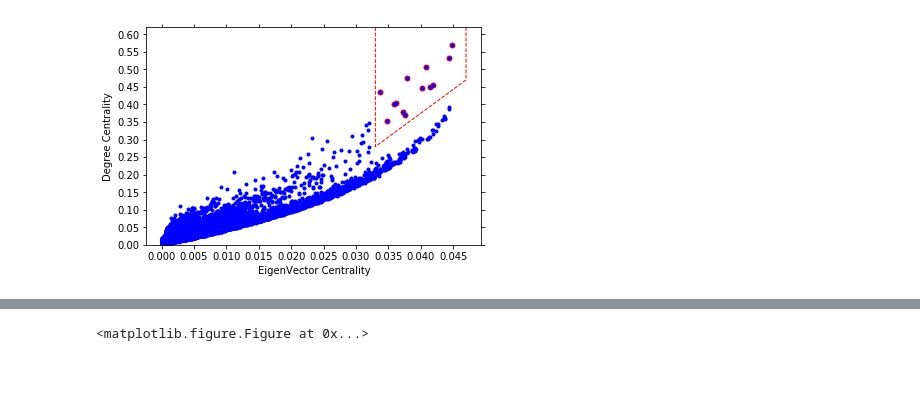
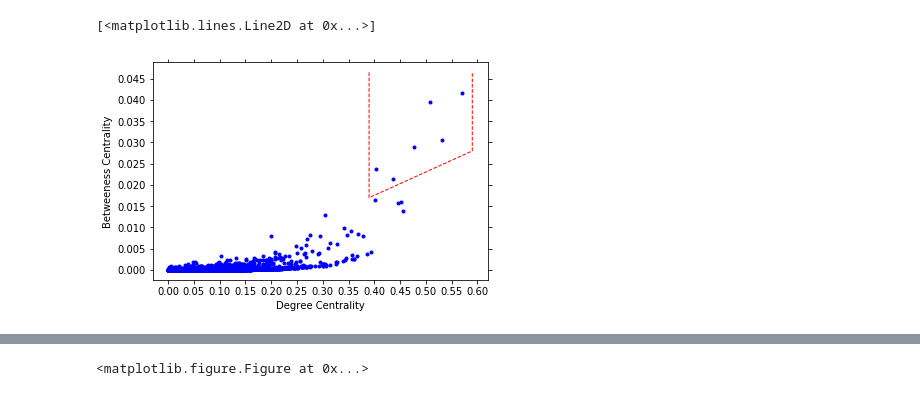
Before and after one commit to andreiarog/RC_project1, a Jupyter notebook: proj1_centrality.ipynb, the cells around one changed output, grey strips where cells are left out. Cells and saved outputs as stored; diff of their text form; code cells hidden in the pictures.

Commit message:
centrality qith betweenes

```diff
--- a/proj1_centrality.ipynb
+++ b/proj1_centrality.ipynb
@@ -32,42 +32,43 @@ ev_centrality = nx.eigenvector_centrality_numpy(G)
 #for k,v in sorted(ev_centrality.items(), key=lambda p:p[1], reverse=True):
     #print(k,v)
 
-#bn_centrality = nx.betweenness_centrality(G)
-
-x=list(ev_centrality.values())
-#x=list(bn_centrality.values())
-y=list(dg_centrality.values())
-#y=list(bn_centrality.values())
-
-points = np.column_stack([x, y])
-verts = np.array([[0.033, 0.033, 0.047, 0.047, ], [max(y)+0.05, 0.28, 0.47, max(y)+0.05]]).T
-path = mpath.Path(verts)
-points_inside = points[path.contains_points(points)]
-
-plt.figure()
-plt.autoscale(enable=True, axis='y', tight=True)
-plt.autoscale(enable=True, axis='x', tight=False)
-plt.xticks(np.arange(min(x), max(x)+0.005, 0.005))
-plt.yticks(np.arange(min(y), max(y)+0.05, 0.05))
-plt.rcParams['xtick.top'] = True
-plt.rcParams['ytick.right'] = True
-
-#plt.xlabel("Betweeness Centrality")
-plt.xlabel("EigenVector Centrality")
-plt.ylabel("Degree Centrality")
-#plt.ylabel("Betweeness Centrality")
-
-
-plt.plot(x, y, color='b', marker='o', linestyle="None", markersize=3)
-
-plt.plot([0.033, 0.033, 0.047, 0.047, ], [max(y)+0.05, 0.28, 0.47, max(y)+0.05], color='r', linewidth=1, linestyle='--')
-plt.scatter(points_inside[:,0], points_inside[:,1], c='r', s=25)
-
-
-#plt.savefig('evVSdg.png')
-plt.savefig('evVSdg_redzoom.png')
+bn_centrality = nx.betweenness_centrality(G)
 # %% [output]
-[figure, removed]
+[<matplotlib.lines.Line2D at 0x...>]
+# %%
+#x=list(ev_centrality.values())
+y=list(bn_centrality.values())
+x=list(dg_centrality.values())
+#y=list(bn_centrality.values())
+
+points = np.column_stack([x, y])
+verts = np.array([[0.033, 0.033, 0.047, 0.047, ], [max(y)+0.005, 0.019, 0.030, max(y)+0.005]]).T
+path = mpath.Path(verts)
+points_inside = points[path.contains_points(points)]
+
+plt.figure()
+plt.autoscale(enable=True, axis='y', tight=False)
+plt.autoscale(enable=True, axis='x', tight=False)
+plt.xticks(np.arange(min(x), max(x)+0.05, 0.05))
+plt.yticks(np.arange(min(y), max(y)+0.005, 0.005))
+plt.rcParams['xtick.top'] = True
+plt.rcParams['ytick.right'] = True
+
+plt.ylabel("Betweeness Centrality")
+#plt.xlabel("EigenVector Centrality")
+plt.xlabel("Degree Centrality")
+#plt.ylabel("Betweeness Centrality")
+
+
+plt.plot(x, y, color='b', marker='o', linestyle="None", markersize=3)
+#plt.savefig('dgVSbn.png')
+
+
+plt.plot([0.39, 0.39, 0.59, 0.59, ], [max(y)+0.005, 0.017, 0.028, max(y)+0.005], color='r', linewidth=1, linestyle='--')
+plt.scatter(points_inside[:,0], points_inside[:,1], c='r', s=25)
+plt.savefig('dgVSbn_redzoom.png')
+# %% [output]
+[figure, added]
 # %%
 #Individual Histogram of Eigenvector Centrality
 x=list(ev_centrality.values())
```
Also changed, not shown: parts of 4 cells of this notebook, 8 other files.
